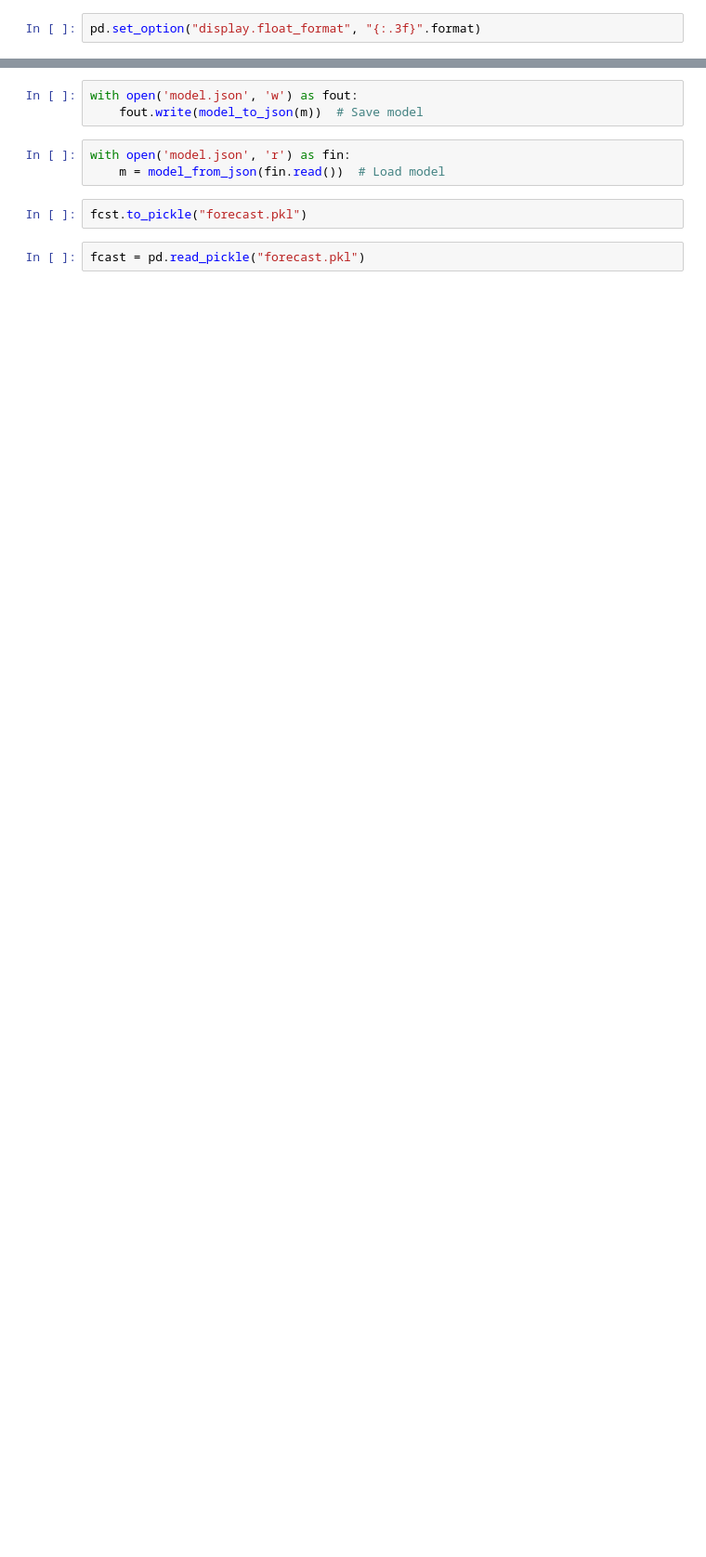
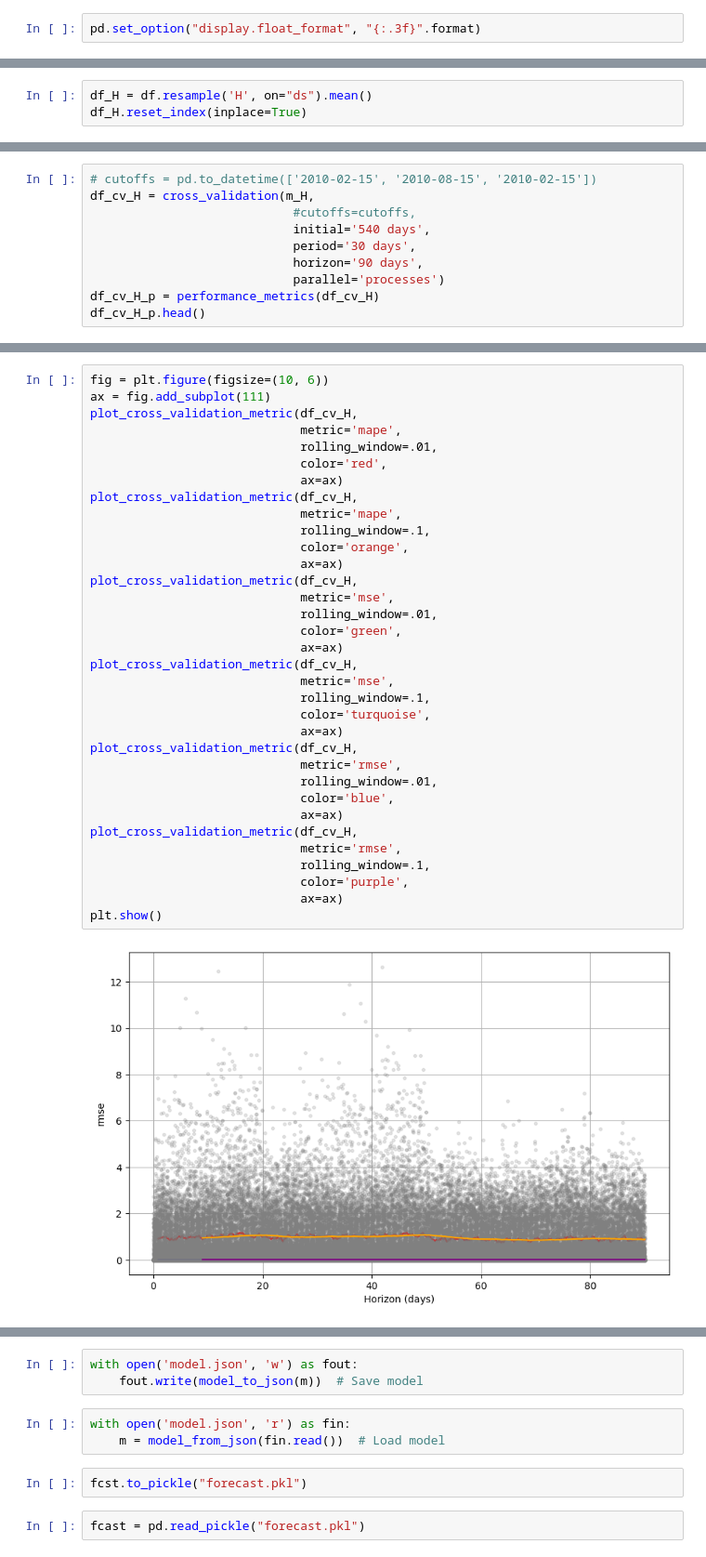
Before and after one commit to infoshareacademy/jdszr12-git_squad, a Jupyter notebook: ml_projekt/ml_project.ipynb, the cells around one changed output, grey strips where cells are left out. Shown at 93% size. Drawn from its saved outputs; the diff is of its cells as text; blank space fills up the shorter version.

```diff
--- a/ml_projekt/ml_project.ipynb
+++ b/ml_projekt/ml_project.ipynb
@@ -247,0 +199,3 @@ fcst = m.predict(future)
+# %%
+df_H = df.resample('H', on="ds").mean()
+df_H.reset_index(inplace=True)
@@ -247,0 +330,10 @@ fcst = m.predict(future)
+# %%
+# cutoffs = pd.to_datetime(['2010-02-15', '2010-08-15', '2010-02-15'])
+df_cv_H = cross_validation(m_H,
+                            #cutoffs=cutoffs,
+                            initial='540 days',
+                            period='30 days',
+                            horizon='90 days',
+                            parallel='processes')
+df_cv_H_p = performance_metrics(df_cv_H)
+df_cv_H_p.head()
@@ -247,0 +347,36 @@ fcst = m.predict(future)
+# %%
+fig = plt.figure(figsize=(10, 6))
+ax = fig.add_subplot(111)
+plot_cross_validation_metric(df_cv_H,
+                             metric='mape',
+                             rolling_window=.01,
+                             color='red',
+                             ax=ax)
+plot_cross_validation_metric(df_cv_H,
+                             metric='mape',
+                             rolling_window=.1,
+                             color='orange',
+                             ax=ax)
+plot_cross_validation_metric(df_cv_H,
+                             metric='mse',
+                             rolling_window=.01,
+                             color='green',
+                             ax=ax)
+plot_cross_validation_metric(df_cv_H,
+                             metric='mse',
+                             rolling_window=.1,
+                             color='turquoise',
+                             ax=ax)
+plot_cross_validation_metric(df_cv_H,
+                             metric='rmse',
+                             rolling_window=.01,
+                             color='blue',
+                             ax=ax)
+plot_cross_validation_metric(df_cv_H,
+                             metric='rmse',
+                             rolling_window=.1,
+                             color='purple',
+                             ax=ax)
+plt.show()
+# %% [output]
+[figure, added]
```
Also changed, not shown: parts of 87 cells of this notebook.
